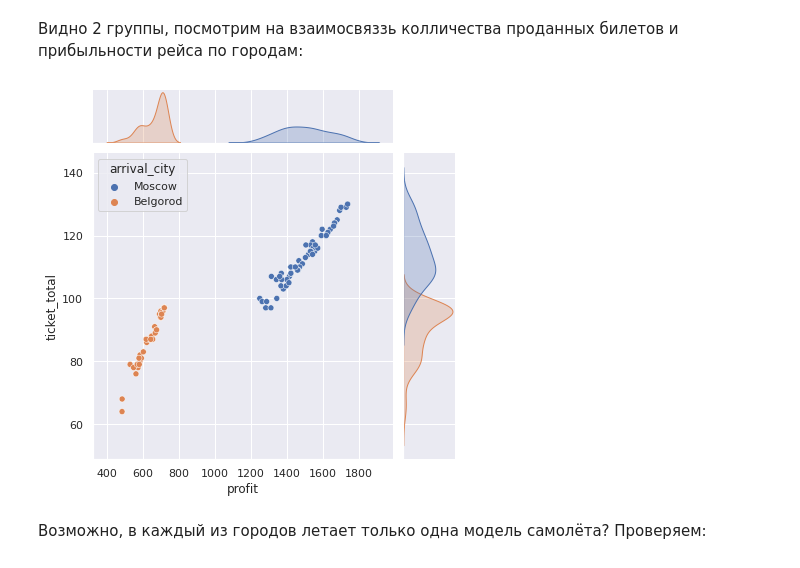
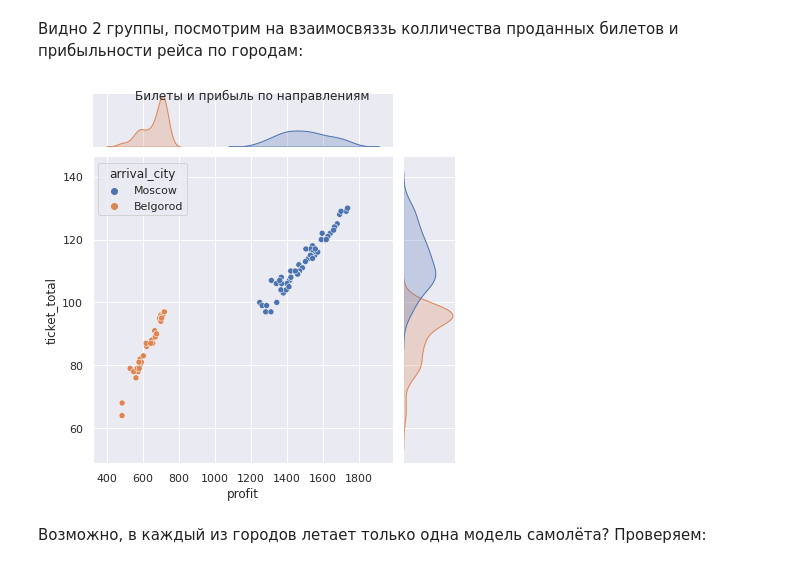
Before and after one commit to MuraWay/SkillFactory, a Jupyter notebook: module_4/[DSPR_26]_ПРОЕКТ_4_Авиарейсы_без_потерь_Dmitry_Lepin.ipynb, the cells around one changed output. Cells and saved outputs as stored; diff of their text form; code cells hidden in the pictures.

```diff
--- a/module_4/[DSPR_26]_ПРОЕКТ_4_Авиарейсы_без_потерь_Dmitry_Lepin.ipynb
+++ b/module_4/[DSPR_26]_ПРОЕКТ_4_Авиарейсы_без_потерь_Dmitry_Lepin.ipynb
@@ -267,9 +269,10 @@ g.fig.suptitle('Распределение значений прибыльнос
 # %% [markdown]
 Видно 2 группы, посмотрим на взаимосвяззь колличества проданных билетов и прибыльности рейса по городам:
 # %%
-sns.jointplot(x='profit', y='ticket_total', data=avia, hue='arrival_city');
+g = sns.jointplot(x='profit', y='ticket_total', data=avia, hue='arrival_city')
+g.fig.suptitle('Билеты и прибыль по направлениям', fontsize=12);
 # %% [output]
-[figure, old version]
+[figure, new version]
 # %% [markdown]
 Возможно, в каждый из городов летает только одна модель самолёта? Проверяем:
 # %%
```
Also changed, not shown: parts of 5 cells of this notebook.
